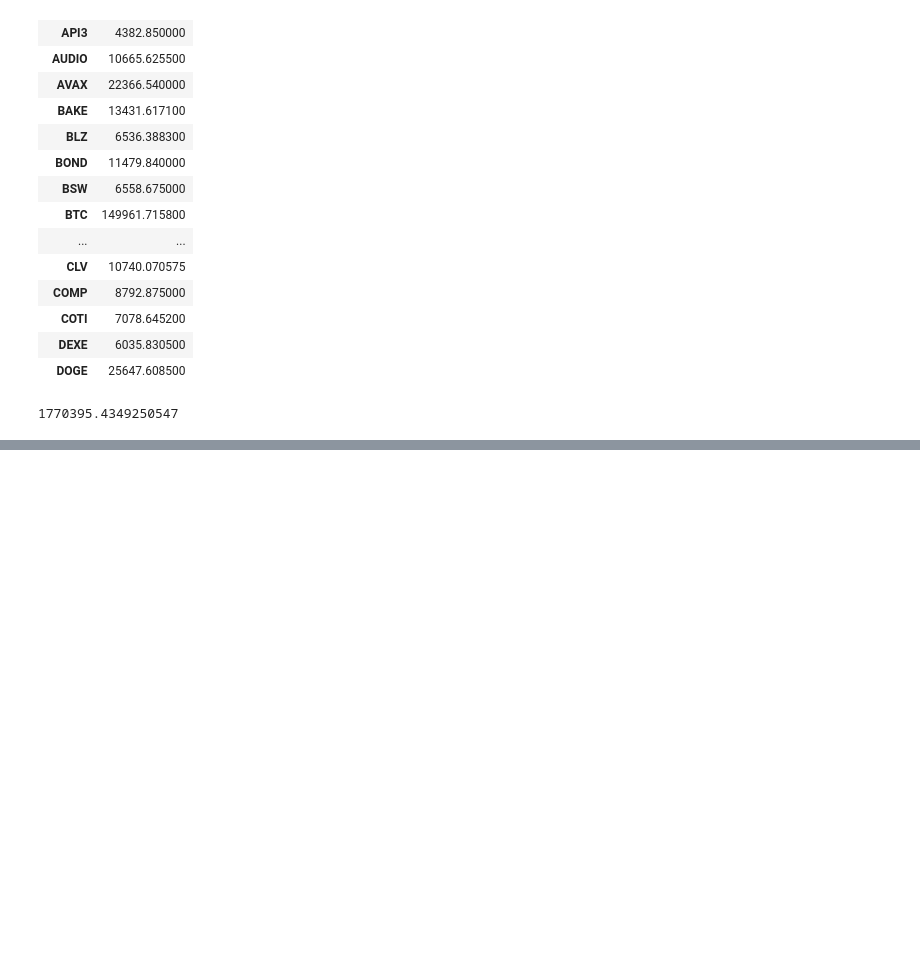
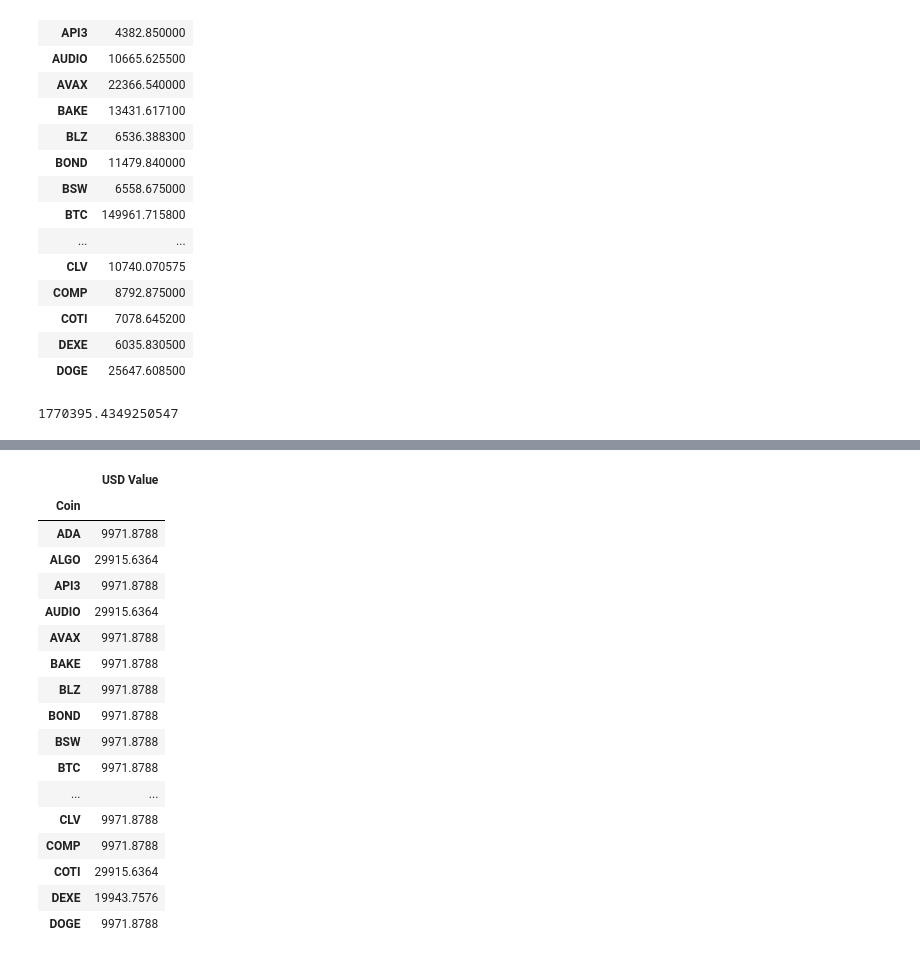
Before and after one commit to Gsilvera24/home_test, a Jupyter notebook: Financial Analysis Notebook.ipynb, the cells around one changed output, grey strips where cells are left out. Cells and saved outputs as stored; diff of their text form; code cells hidden in the pictures; blank space fills up the shorter version.

```diff
--- a/Financial Analysis Notebook.ipynb
+++ b/Financial Analysis Notebook.ipynb
@@ -168,3 +227,28 @@ exchange.sort_values(by=['Coin'])
+# %%
+# second pivot table summarizes Coin and USD Value for the Exchange.
+
+pivot_table_exchange = pd.pivot_table(exchange, values='USD Value', index='Coin', aggfunc='sum')
+
+pivot_table_exchange.head(20)
+# %% [output]
+|  | USD Value |
+| Coin |  |
+| ADA | 9971.8788 |
+| ALGO | 29915.6364 |
+| API3 | 9971.8788 |
+| AUDIO | 29915.6364 |
+| AVAX | 9971.8788 |
+| BAKE | 9971.8788 |
+| BLZ | 9971.8788 |
+| BOND | 9971.8788 |
+| BSW | 9971.8788 |
+| BTC | 9971.8788 |
+| ... | ... |
+| CLV | 9971.8788 |
+| COMP | 9971.8788 |
+| COTI | 29915.6364 |
+| DEXE | 19943.7576 |
+| DOGE | 9971.8788 |
 # %%
 #Pseudocode =
 
```
Also changed, not shown: parts of 18 cells of this notebook.
